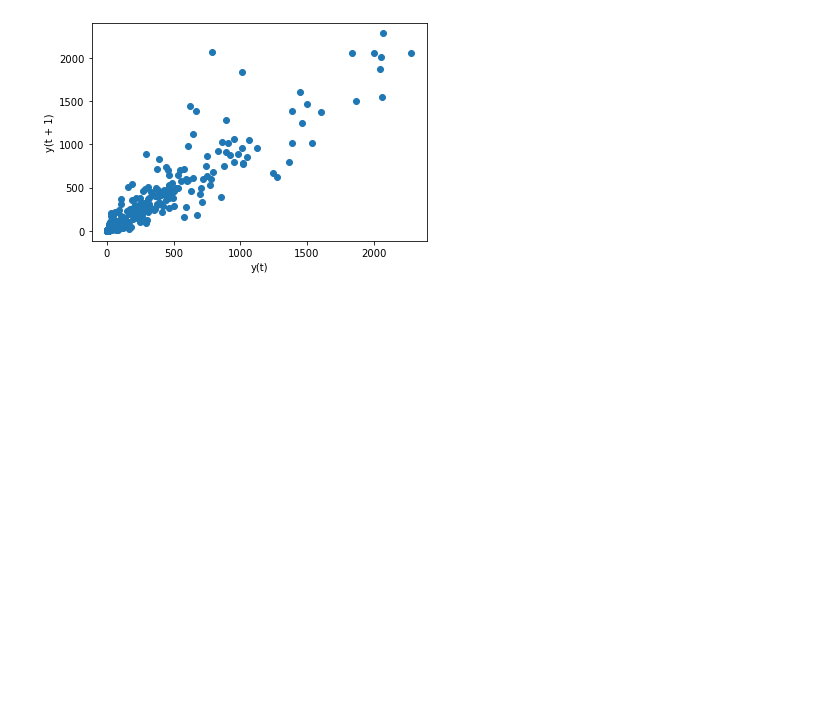
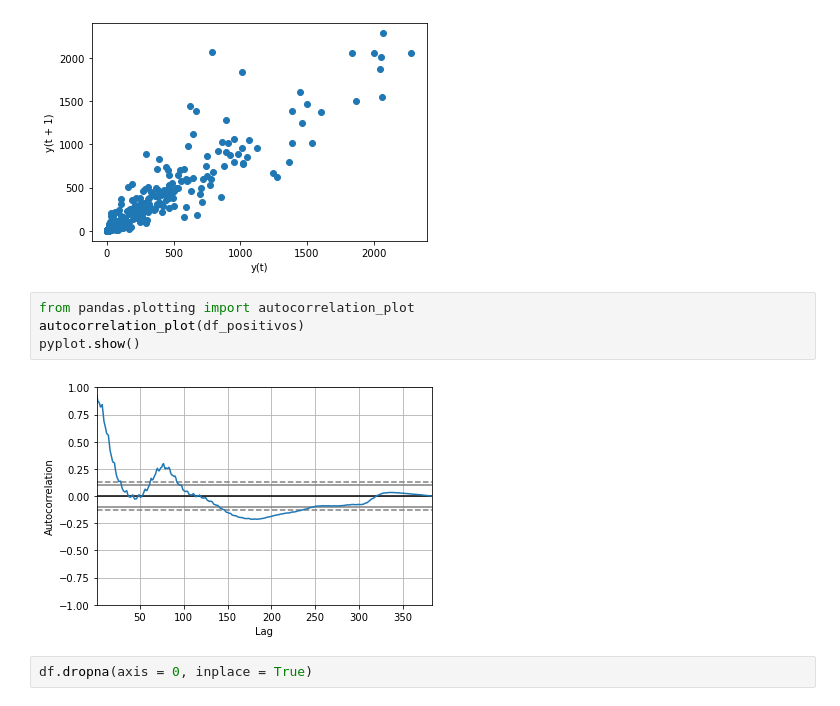
Before and after one commit to CarmenCalvoL/tfg_informatica, a Jupyter notebook: salud_murcia.ipynb, the cells around one changed output. Cells and saved outputs as stored; diff of their text form; blank space fills up the shorter version.

```diff
--- a/salud_murcia.ipynb
+++ b/salud_murcia.ipynb
@@ -104,3 +104,11 @@ lag_plot(df_positivos)
 pyplot.show()
 # %% [output]
 [figure]
+# %%
+from pandas.plotting import autocorrelation_plot
+autocorrelation_plot(df_positivos)
+pyplot.show()
+# %% [output]
+[figure, added]
+# %%
+df.dropna(axis = 0, inplace = True)
```
Also changed, not shown: parts of 5 cells of this notebook, 1 other file.
